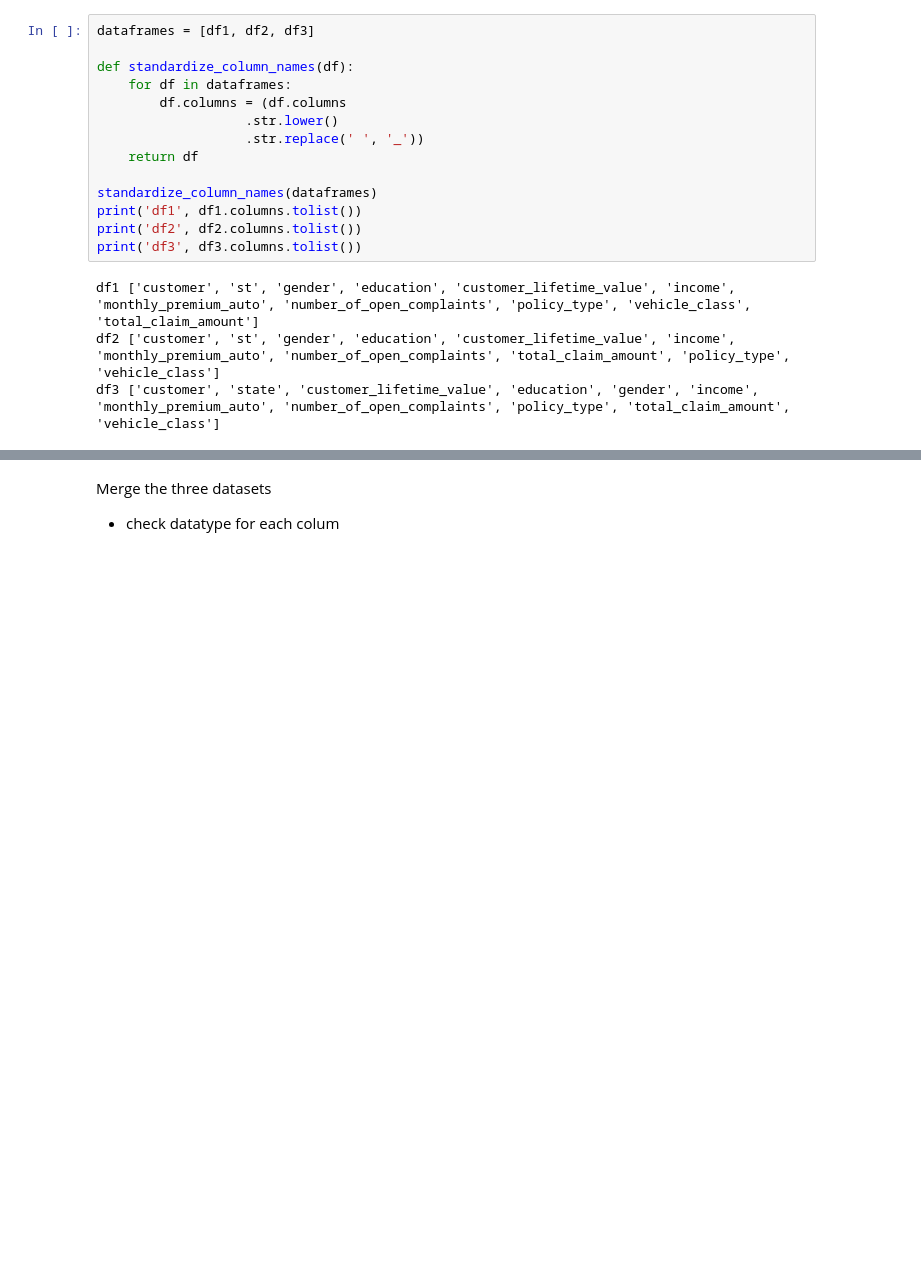
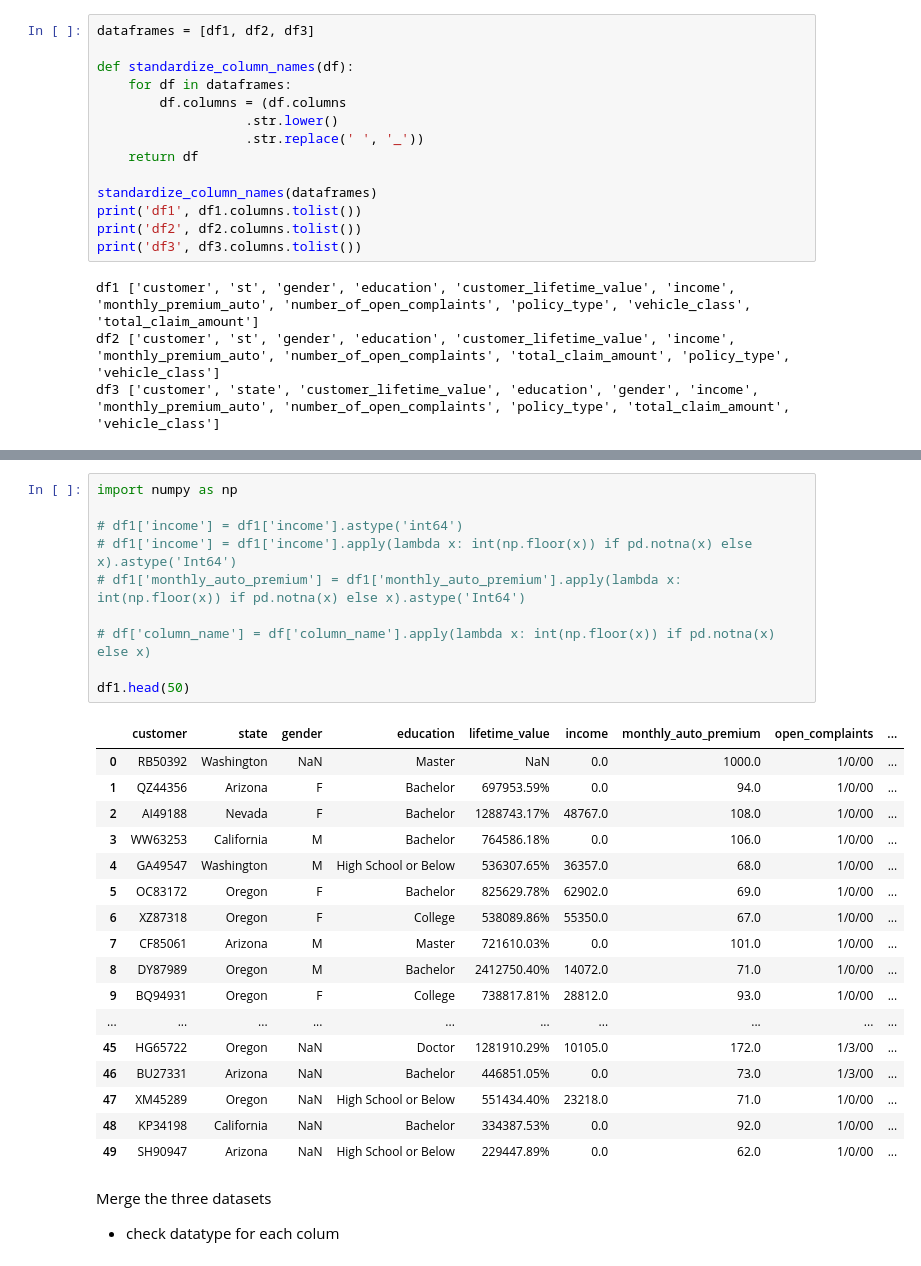
Before and after one commit to bruhu/lab-dw-data-structuring-and-combining, a Jupyter notebook: lab-dw-data-structuring-and-combining.ipynb, the cells around one changed output, grey strips where cells are left out. Drawn from its saved outputs; the diff is of its cells as text; blank space fills up the shorter version.

```diff
--- a/lab-dw-data-structuring-and-combining.ipynb
+++ b/lab-dw-data-structuring-and-combining.ipynb
@@ -125,3 +130,31 @@ df3 ['customer', 'state', 'lifetime_value', 'education', 'gender', 'income', 'mo
+# %%
+import numpy as np
+
+# df1['income'] = df1['income'].astype('int64')
+# df1['income'] = df1['income'].apply(lambda x: int(np.floor(x)) if pd.notna(x) else x).astype('Int64')
+# df1['monthly_auto_premium'] = df1['monthly_auto_premium'].apply(lambda x: int(np.floor(x)) if pd.notna(x) else x).astype('Int64')
+
+# df['column_name'] = df['column_name'].apply(lambda x: int(np.floor(x)) if pd.notna(x) else x)
+
+df1.head(50)
+# %% [output]
+|  | customer | state | gender | education | lifetime_value | income | monthly_auto_premium | open_complaints | ... |
+| 0 | RB50392 | Washington | NaN | Master | NaN | 0.0 | 1000.0 | 1/0/00 | ... |
+| 1 | QZ44356 | Arizona | F | Bachelor | 697953.59% | 0.0 | 94.0 | 1/0/00 | ... |
+| 2 | AI49188 | Nevada | F | Bachelor | 1288743.17% | 48767.0 | 108.0 | 1/0/00 | ... |
+| 3 | WW63253 | California | M | Bachelor | 764586.18% | 0.0 | 106.0 | 1/0/00 | ... |
+| 4 | GA49547 | Washington | M | High School or Below | 536307.65% | 36357.0 | 68.0 | 1/0/00 | ... |
+| 5 | OC83172 | Oregon | F | Bachelor | 825629.78% | 62902.0 | 69.0 | 1/0/00 | ... |
+| 6 | XZ87318 | Oregon | F | College | 538089.86% | 55350.0 | 67.0 | 1/0/00 | ... |
+| 7 | CF85061 | Arizona | M | Master | 721610.03% | 0.0 | 101.0 | 1/0/00 | ... |
+| 8 | DY87989 | Oregon | M | Bachelor | 2412750.40% | 14072.0 | 71.0 | 1/0/00 | ... |
+| 9 | BQ94931 | Oregon | F | College | 738817.81% | 28812.0 | 93.0 | 1/0/00 | ... |
+| ... | ... | ... | ... | ... | ... | ... | ... | ... | ... |
+| 45 | HG65722 | Oregon | NaN | Doctor | 1281910.29% | 10105.0 | 172.0 | 1/3/00 | ... |
+| 46 | BU27331 | Arizona | NaN | Bachelor | 446851.05% | 0.0 | 73.0 | 1/3/00 | ... |
+| 47 | XM45289 | Oregon | NaN | High School or Below | 551434.40% | 23218.0 | 71.0 | 1/0/00 | ... |
+| 48 | KP34198 | California | NaN | Bachelor | 334387.53% | 0.0 | 92.0 | 1/0/00 | ... |
+| 49 | SH90947 | Arizona | NaN | High School or Below | 229447.89% | 0.0 | 62.0 | 1/0/00 | ... |
 # %% [markdown]
 Merge the three datasets
 - check datatype for each colum
```
Also changed, not shown: parts of 5 cells of this notebook.
